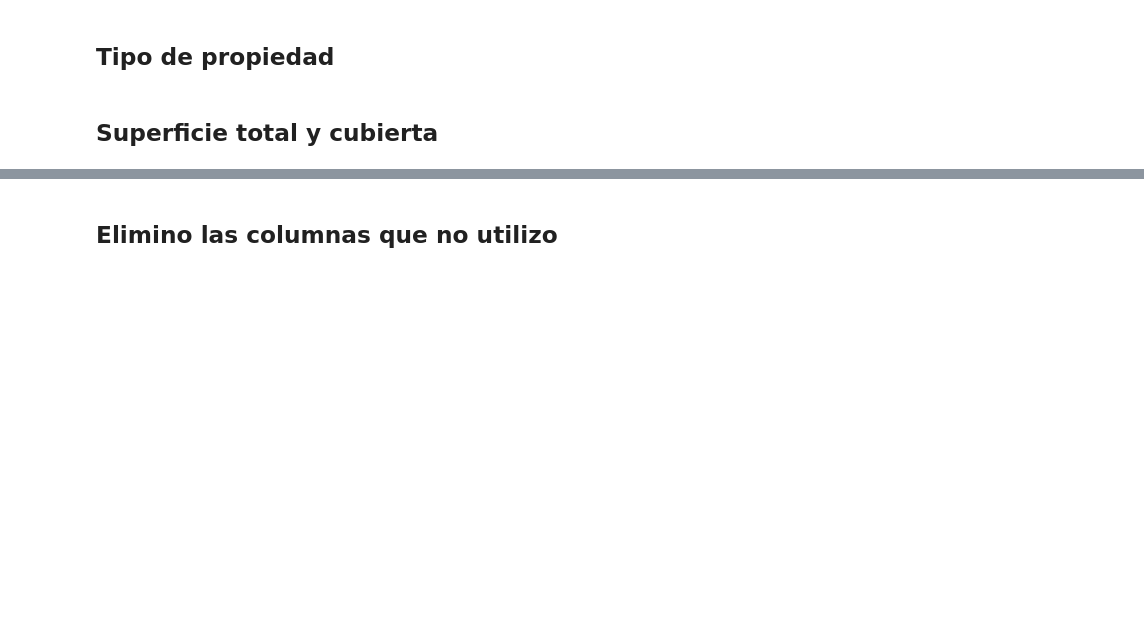
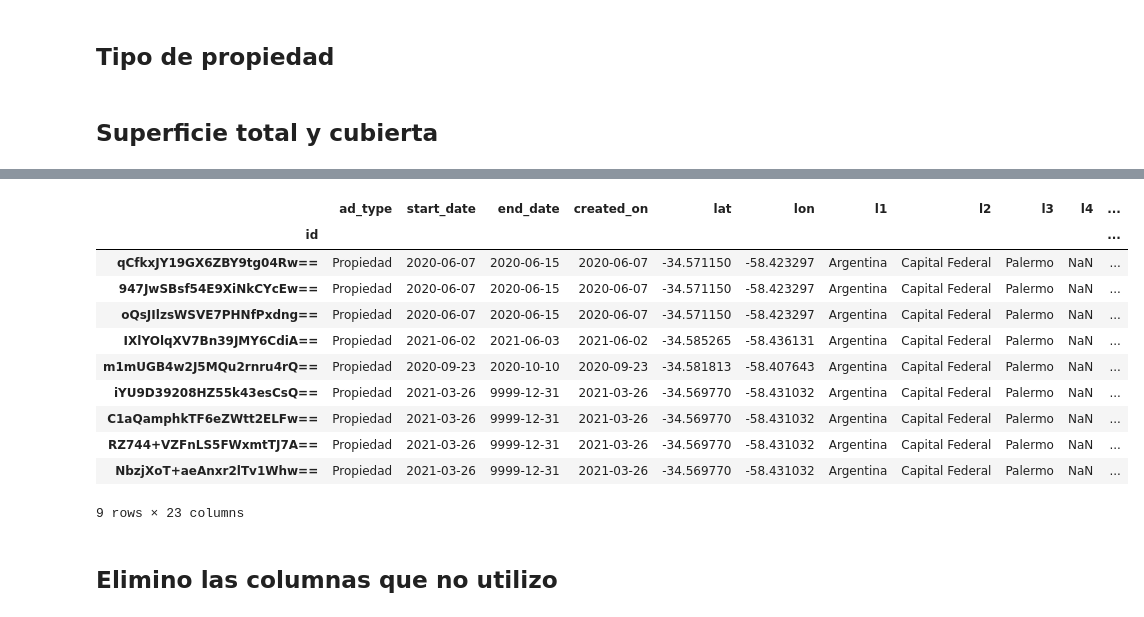
Before and after one commit to NNunezManzano/Predicci-n-precio-de-propiedades, a Jupyter notebook: notebook/BARRIOS.ipynb, the cells around one changed output, grey strips where cells are left out. Drawn from its saved outputs; the diff is of its cells as text; code cells hidden in the pictures; blank space fills up the shorter version.

Commit message:
v14_s_solucion
Limpeza de Palermo, el score de entrenamiento bajo de 300k a 130k

```diff
--- a/notebook/BARRIOS.ipynb
+++ b/notebook/BARRIOS.ipynb
@@ -170,3 +172,5 @@ df_pred.loc[1010,["l3"]] = "Vicente López"
+# %%
+df.drop(df.loc[df.price_period == "Mensual"].index, inplace = True)
 # %%
 df = df.loc[df["currency"] == "USD"]
 
@@ -186,0 +193,9 @@ df.loc[(df.surface_covered < 0), ["surface_covered"]] = abs(df.loc[(df.surface_c
+# %%
+df["Equipado"] = df.description.apply(lambda x: 1 if "equipado" in x.lower() else 0)
+# %%
+df.loc["CaaWrxVeKtQs5gc2KNe1wA==", "price"] = 170000.0
+# %%
+df.drop(df.loc[(df.l3 == "Palermo") & (df["price"] == 9999999)].index , inplace = True)
+df.drop(df.loc[(df.l3 == "Palermo") & (df["price"] < 20000)].index , inplace = True)
+df.drop(df.loc[(df.Equipado == 1)].index , inplace = True)
+df.drop(columns = ["Equipado"], inplace = True)
@@ -187,3 +223,18 @@ df.loc[(df.surface_covered < 0), ["surface_covered"]] = abs(df.loc[(df.surface_c
+# %%
+df.loc[(df.l3 == "Palermo") & (df["price"] < 15000)]
+# %% [output]
+|  | ad_type | start_date | end_date | created_on | lat | lon | l1 | l2 | l3 | l4 | ... |
+| id |  |  |  |  |  |  |  |  |  |  | ... |
+| qCfkxJY19GX6ZBY9tg04Rw== | Propiedad | 2020-06-07 | 2020-06-15 | 2020-06-07 | -34.571150 | -58.423297 | Argentina | Capital Federal | Palermo | NaN | ... |
+| 947JwSBsf54E9XiNkCYcEw== | Propiedad | 2020-06-07 | 2020-06-15 | 2020-06-07 | -34.571150 | -58.423297 | Argentina | Capital Federal | Palermo | NaN | ... |
+| oQsJIlzsWSVE7PHNfPxdng== | Propiedad | 2020-06-07 | 2020-06-15 | 2020-06-07 | -34.571150 | -58.423297 | Argentina | Capital Federal | Palermo | NaN | ... |
+| IXlYOlqXV7Bn39JMY6CdiA== | Propiedad | 2021-06-02 | 2021-06-03 | 2021-06-02 | -34.585265 | -58.436131 | Argentina | Capital Federal | Palermo | NaN | ... |
+| m1mUGB4w2J5MQu2rnru4rQ== | Propiedad | 2020-09-23 | 2020-10-10 | 2020-09-23 | -34.581813 | -58.407643 | Argentina | Capital Federal | Palermo | NaN | ... |
+| iYU9D39208HZ55k43esCsQ== | Propiedad | 2021-03-26 | 9999-12-31 | 2021-03-26 | -34.569770 | -58.431032 | Argentina | Capital Federal | Palermo | NaN | ... |
+| C1aQamphkTF6eZWtt2ELFw== | Propiedad | 2021-03-26 | 9999-12-31 | 2021-03-26 | -34.569770 | -58.431032 | Argentina | Capital Federal | Palermo | NaN | ... |
+| RZ744+VZFnLS5FWxmtTJ7A== | Propiedad | 2021-03-26 | 9999-12-31 | 2021-03-26 | -34.569770 | -58.431032 | Argentina | Capital Federal | Palermo | NaN | ... |
+| NbzjXoT+aeAnxr2lTv1Whw== | Propiedad | 2021-03-26 | 9999-12-31 | 2021-03-26 | -34.569770 | -58.431032 | Argentina | Capital Federal | Palermo | NaN | ... |
+9 rows × 23 columns
 # %% [markdown]
 ## Elimino las columnas que no utilizo
 # %%
```
Also changed, not shown: parts of 16 cells of this notebook.
